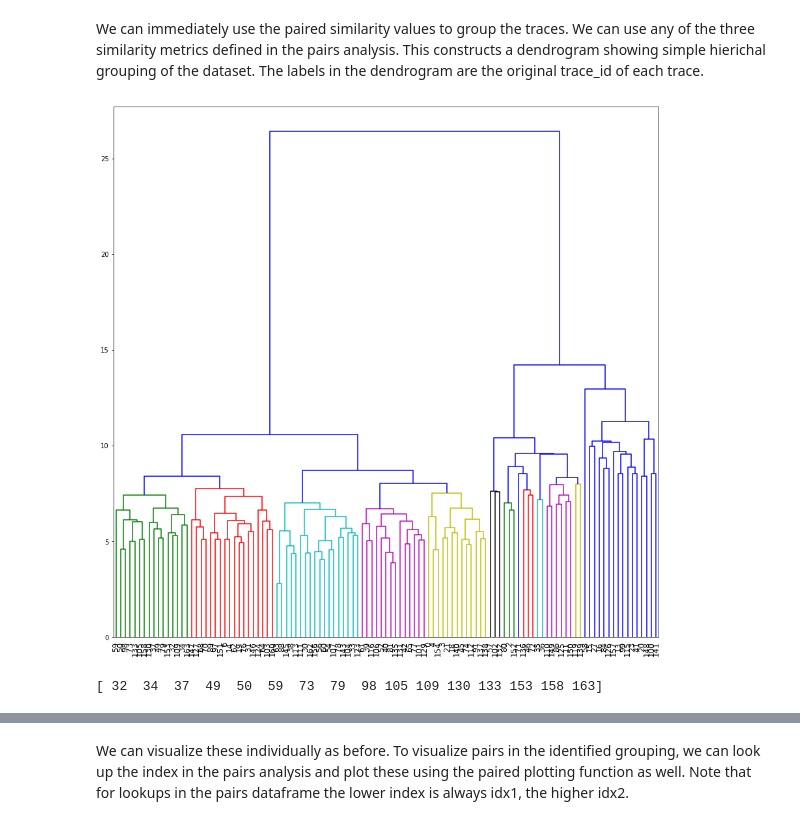
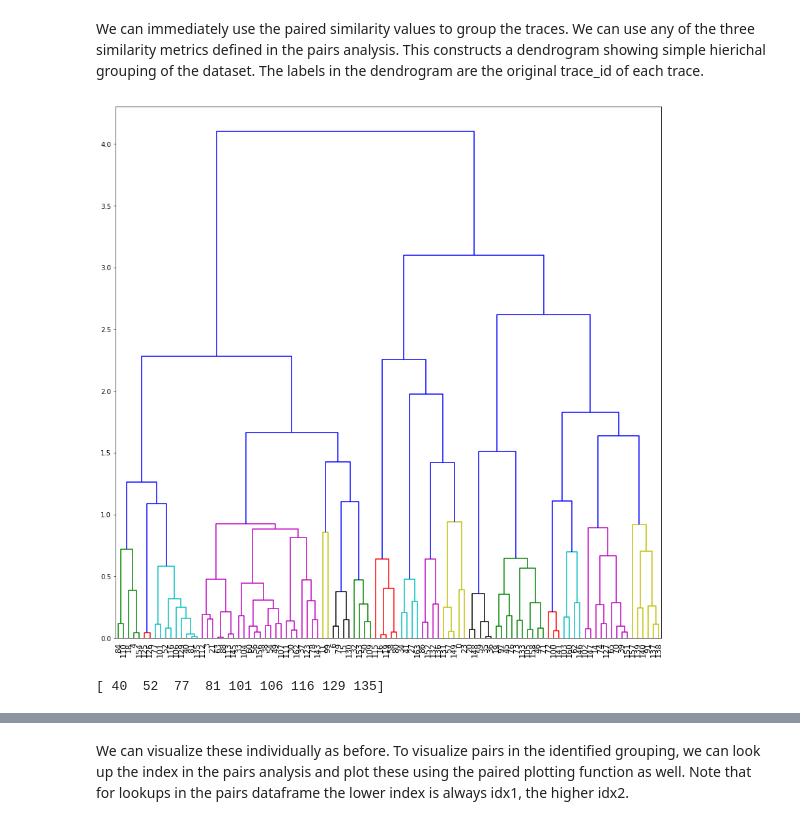
Before and after one commit to gerlichlab/looptrace, a Jupyter notebook: notebooks/tracing_decon_python_gpa.ipynb, the cells around one changed output, grey strips where cells are left out. Saved outputs shown, nothing was run; the diff lists cells and outputs as text; code cells hidden in the pictures.

```diff
--- a/notebooks/tracing_decon_python_gpa.ipynb
+++ b/notebooks/tracing_decon_python_gpa.ipynb
@@ -98,15 +98,15 @@ tr.plot_aligned_traces(traces,[56,156])
 # %% [markdown]
 We can immediately use the paired similarity values to group the traces. We can use any of the three similarity metrics defined in the pairs analysis. This constructs a dendrogram showing simple hierichal grouping of the dataset. The labels in the dendrogram are the original trace_id of each trace.
 # %%
-cluster_df = tr.trace_clustering(pairs, metric='aligned_mse', method='ward', color_threshold=8)
+cluster_df = tr.trace_clustering(pairs, metric='aligned_pcc', method='ward', color_threshold=1)
 # %% [output]
-[figure, old version]
+[figure, new version]
 # %%
-cluster_id = 1
+cluster_id = 3
 cluster_members = cluster_df[cluster_df['cluster']==cluster_id]['trace_ID'].values
 print(cluster_members)
 # %% [output]
-[ 32  34  37  49  50  59  73  79  98 105 109 130 133 153 158 163]
+[ 40  52  77  81 101 106 116 129 135]
 # %%
 clust_aligned, clust_mean = tr.general_procrustes_analysis(traces, cluster_members)
 tr.plot_gpa_output(clust_aligned, clust_mean)
```
Also changed, not shown: parts of 7 cells of this notebook, 1 other file.
